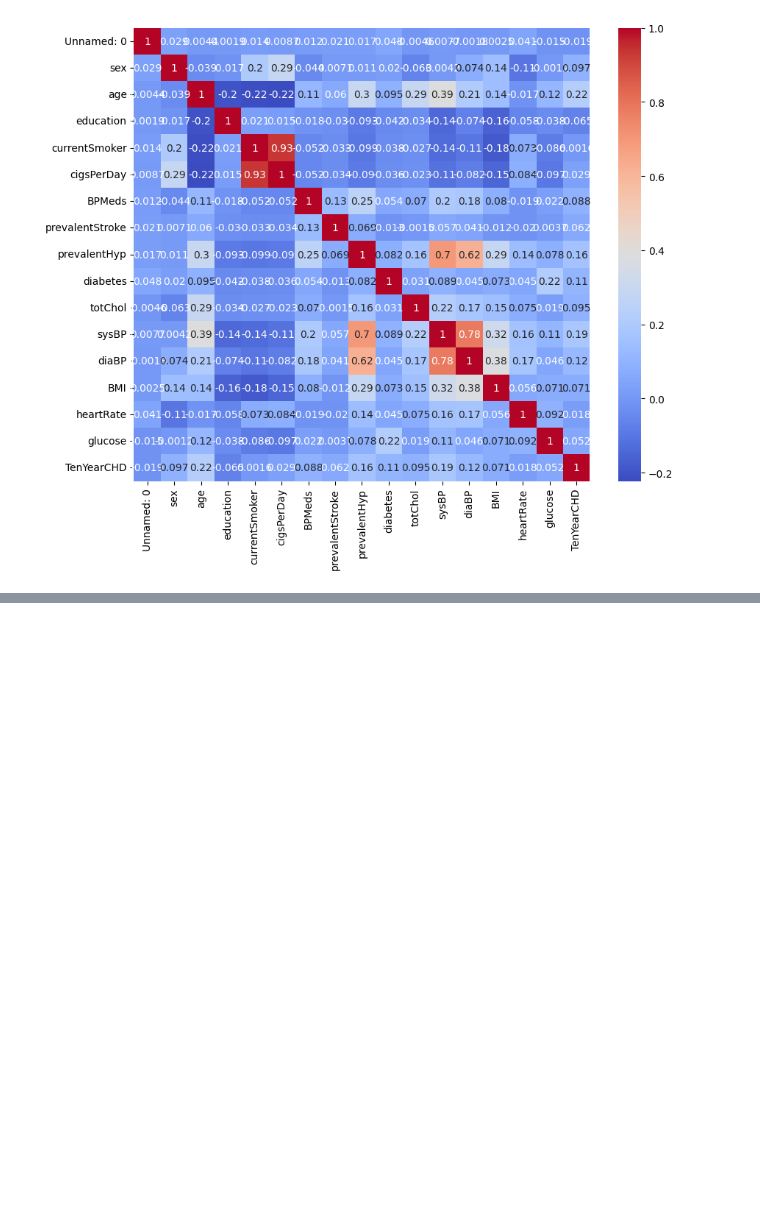
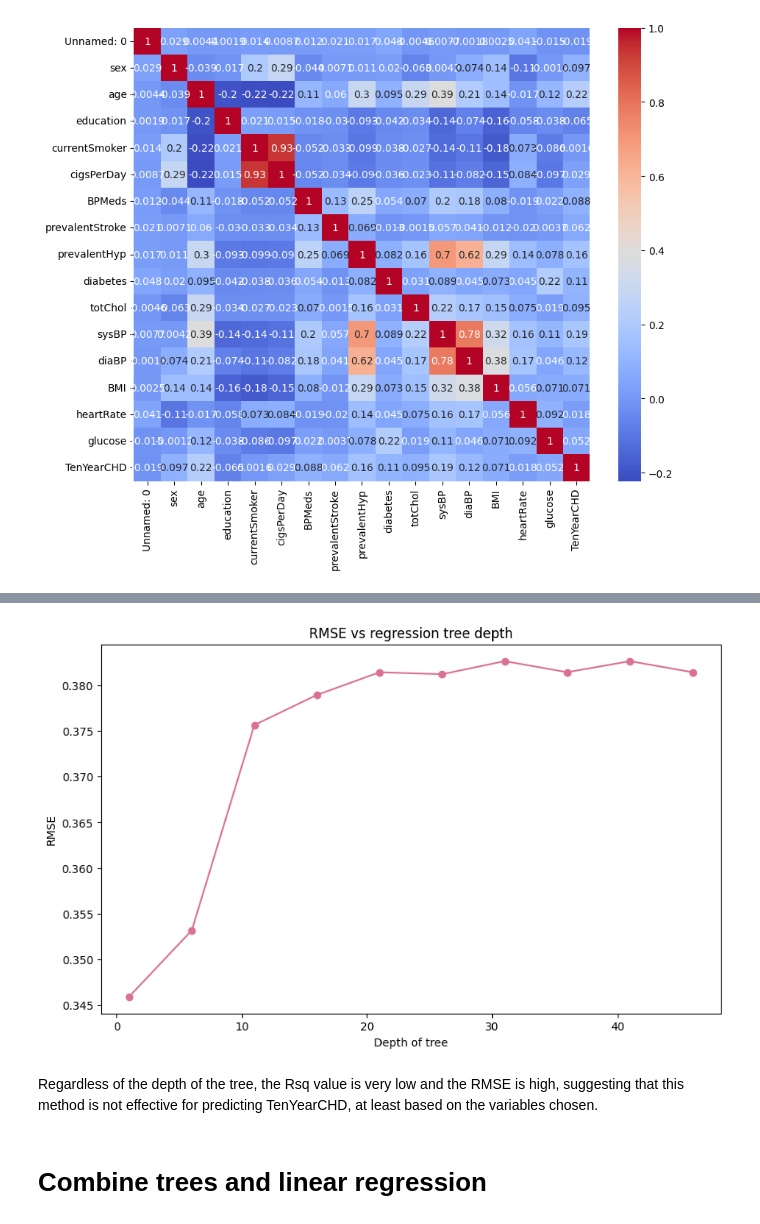
Before and after one commit to Catherine-Nguyen88/project_chd, a Jupyter notebook: chd_Isabella's_part.ipynb, the cells around one changed output, grey strips where cells are left out. Saved outputs shown, nothing was run; the diff lists cells and outputs as text; code cells hidden in the pictures; blank space fills up the shorter version.

```diff
--- a/chd_Isabella's_part.ipynb
+++ b/chd_Isabella's_part.ipynb
@@ -253,0 +296,13 @@ sns.heatmap(corr_matrix, annot=True, cmap='coolwarm')
+# %%
+plt.figure(figsize=(10,6))
+plt.plot(depths,RMSE,marker='o',color='palevioletred')
+plt.title("RMSE vs regression tree depth")
+plt.xlabel("Depth of tree")
+plt.ylabel("RMSE")
+plt.show()
+# %% [output]
+[figure, added]
+# %% [markdown]
+Regardless of the depth of the tree, the Rsq value is very low and the RMSE is high, suggesting that this method is not effective for predicting TenYearCHD, at least based on the variables chosen.
+# %% [markdown]
+# Combine trees and linear regression
```
Also changed, not shown: parts of 7 cells of this notebook.
